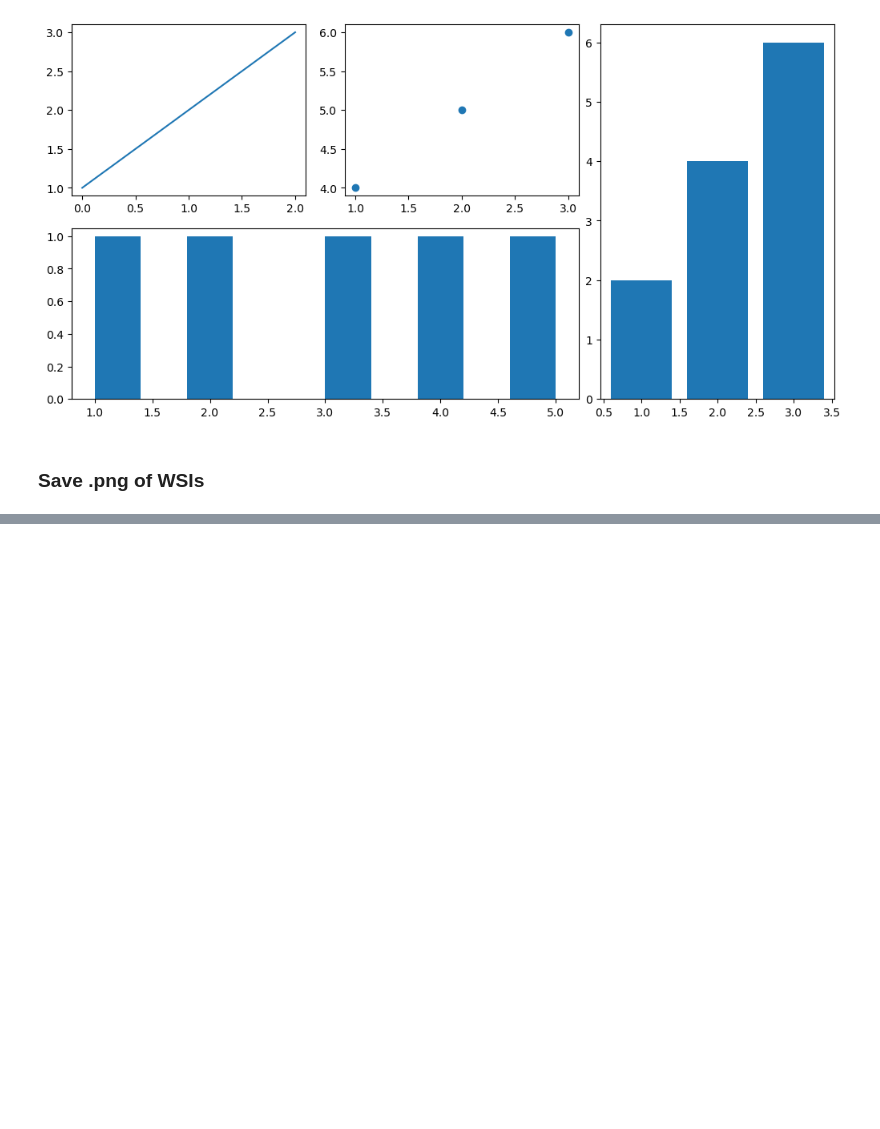
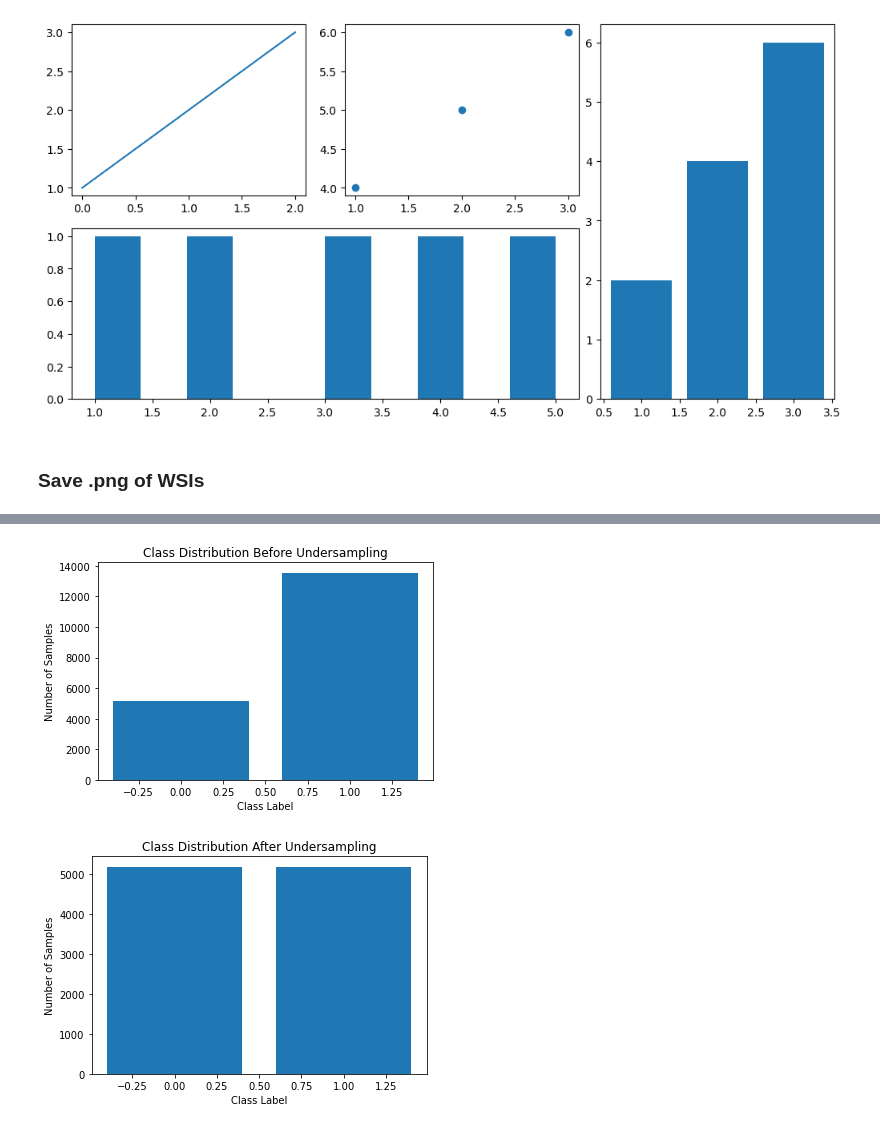
Before and after one commit to Alexandra-Smith/masters, a Jupyter notebook: notebooks/05-data-info.ipynb, the cells around one changed output, grey strips where cells are left out. Cells and saved outputs as stored; diff of their text form; code cells hidden in the pictures; blank space fills up the shorter version.

```diff
--- a/notebooks/05-data-info.ipynb
+++ b/notebooks/05-data-info.ipynb
@@ -464,0 +684,16 @@ for img in svs_files:
+# %%
+import matplotlib.pyplot as plt
+
+def plot_class_distribution(counts, title):
+    labels, values = zip(*counts.items())
+    plt.bar(labels, values)
+    plt.title(title)
+    plt.xlabel('Class Label')
+    plt.ylabel('Number of Samples')
+    plt.show()
+# %%
+plot_class_distribution(class_counts_before, "Class Distribution Before Undersampling")
+plot_class_distribution(class_counts_after, "Class Distribution After Undersampling")
+# %% [output]
+[figure, added]
+[figure, added]
```
Also changed, not shown: parts of 8 cells of this notebook, 27 other files.
